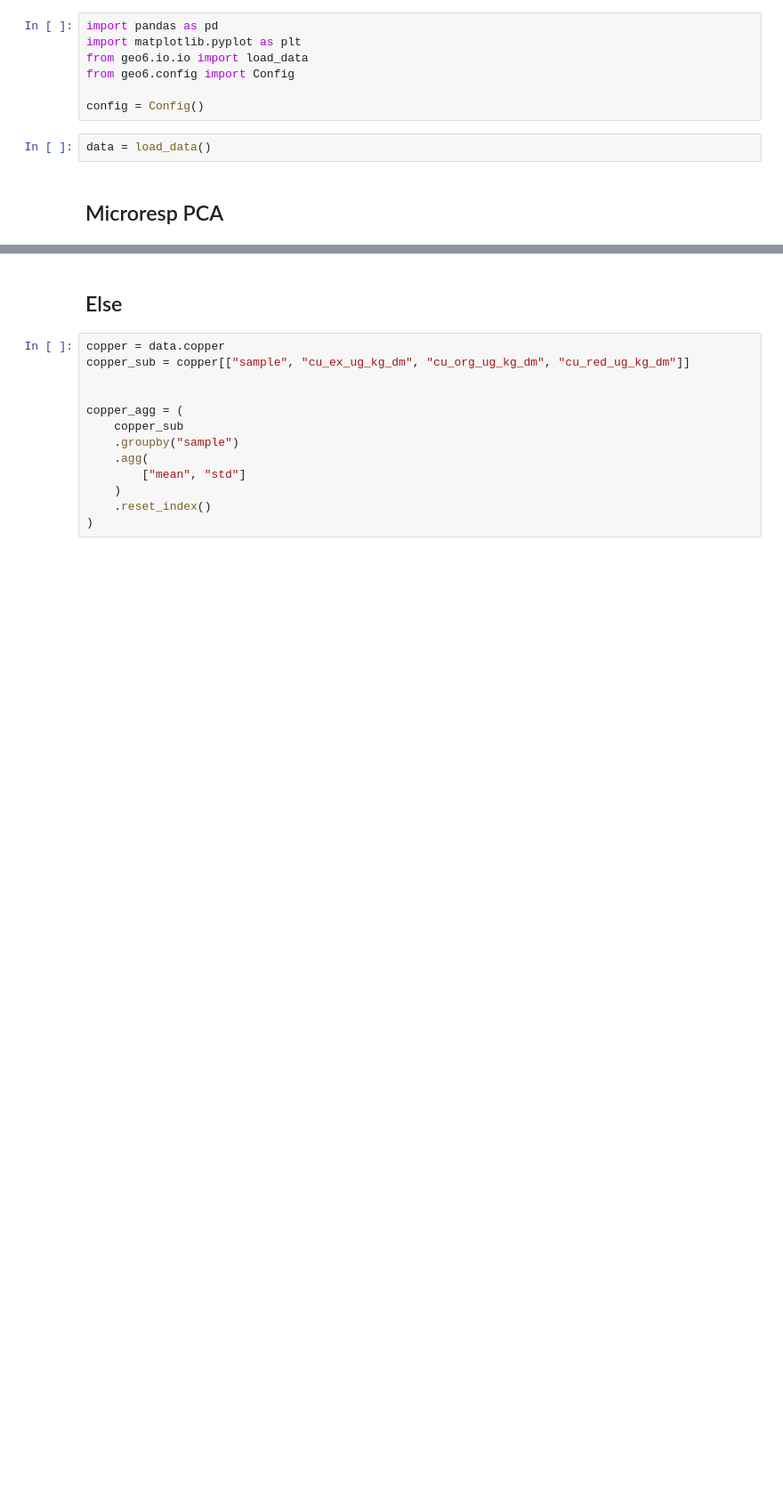
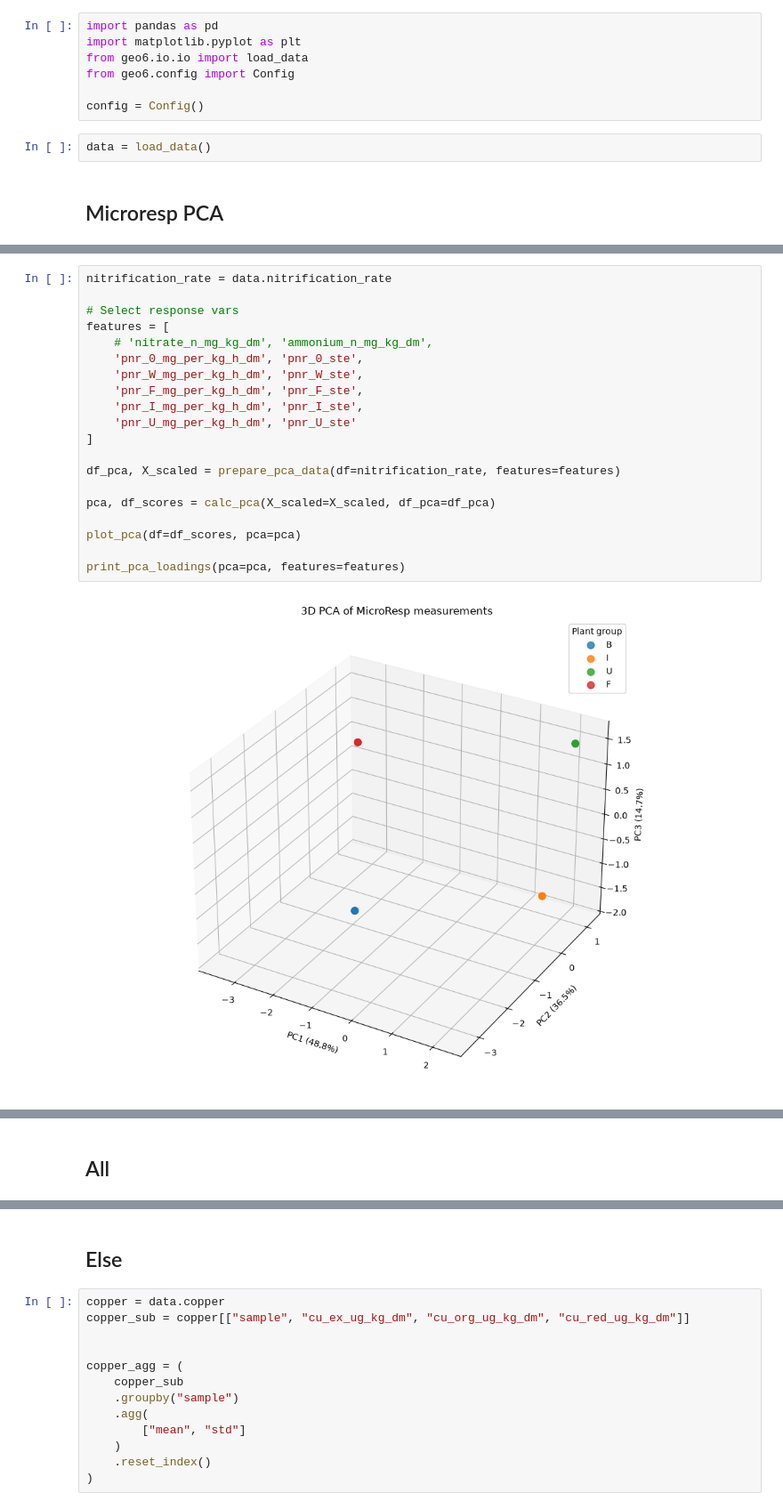
Before and after one commit to danielsehr/GEO6, a Jupyter notebook: src/geo6/main.ipynb, the cells around one changed output, grey strips where cells are left out. Shown at 89% size. Drawn from its saved outputs; the diff is of its cells as text; blank space fills up the shorter version.

```diff
--- a/src/geo6/main.ipynb
+++ b/src/geo6/main.ipynb
@@ -64,0 +118,22 @@ Total variance explained by first 3 PCs: 84.5%
+# %%
+nitrification_rate = data.nitrification_rate
+
+# Select response vars
+features = [
+    # 'nitrate_n_mg_kg_dm', 'ammonium_n_mg_kg_dm',
+    'pnr_0_mg_per_kg_h_dm', 'pnr_0_ste',
+    'pnr_W_mg_per_kg_h_dm', 'pnr_W_ste',
+    'pnr_F_mg_per_kg_h_dm', 'pnr_F_ste',
+    'pnr_I_mg_per_kg_h_dm', 'pnr_I_ste',
+    'pnr_U_mg_per_kg_h_dm', 'pnr_U_ste'
+]
+
+df_pca, X_scaled = prepare_pca_data(df=nitrification_rate, features=features)
+
+pca, df_scores = calc_pca(X_scaled=X_scaled, df_pca=df_pca)
+
+plot_pca(df=df_scores, pca=pca)
+
+print_pca_loadings(pca=pca, features=features)
+# %% [output]
+[figure, added]
@@ -64,0 +158,2 @@ Total variance explained by first 3 PCs: 84.5%
+# %% [markdown]
+## All
```
Also changed, not shown: parts of 8 cells of this notebook, 1 other file.
